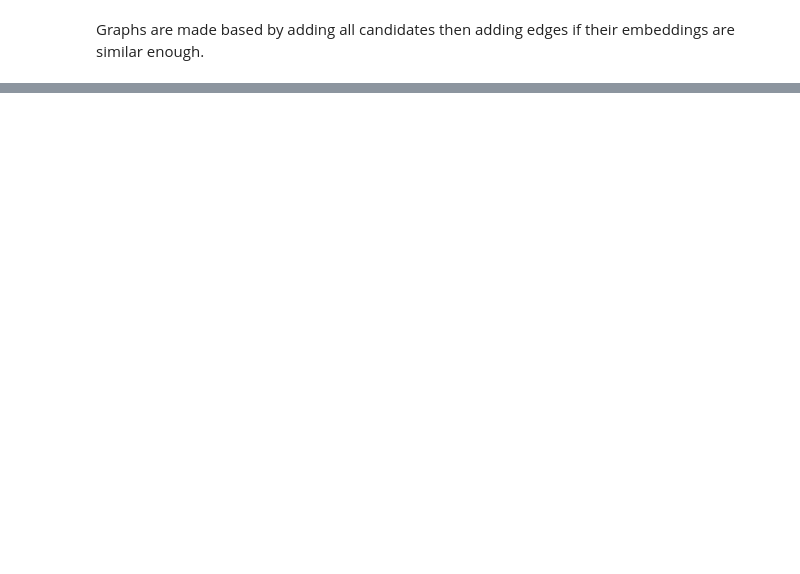
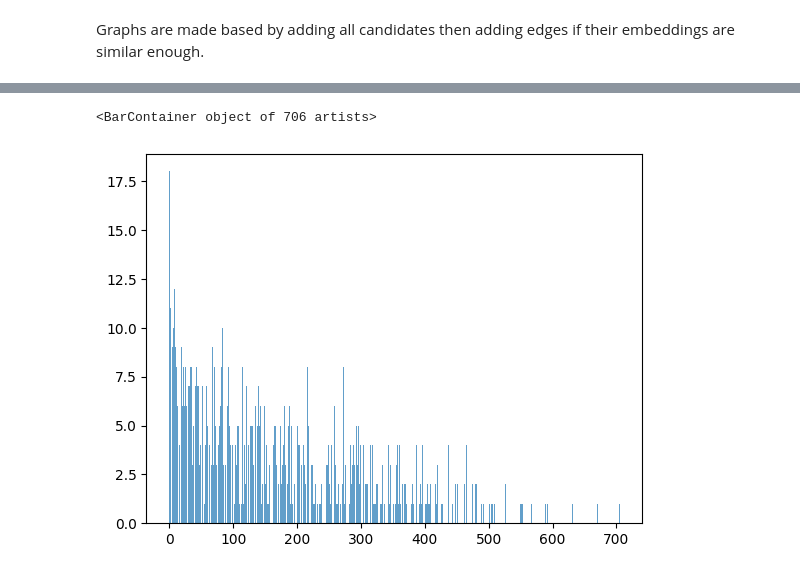
Before and after one commit to DylanMCullifer/NetworkScienceProject, a Jupyter notebook: Final_Project_NS.ipynb, the cells around one changed output, grey strips where cells are left out. Drawn from its saved outputs; the diff is of its cells as text; code cells hidden in the pictures; blank space fills up the shorter version.

```diff
--- a/Final_Project_NS.ipynb
+++ b/Final_Project_NS.ipynb
@@ -164,0 +249,11 @@ plt.show()
+# %%
+l = [G_2018.degree(u) for u in G_2018.nodes()]
+
+count = [0]*(max(l)+1)
+for i in range(max(l)+1):
+  count[i] = l.count(i)
+
+plt.bar(range(max(l)+1), count, align='center', alpha=0.7, label='Observed Degree Distribution')
+# %% [output]
+<BarContainer object of 706 artists>
+[figure, added]
```
Also changed, not shown: parts of 18 cells of this notebook.
